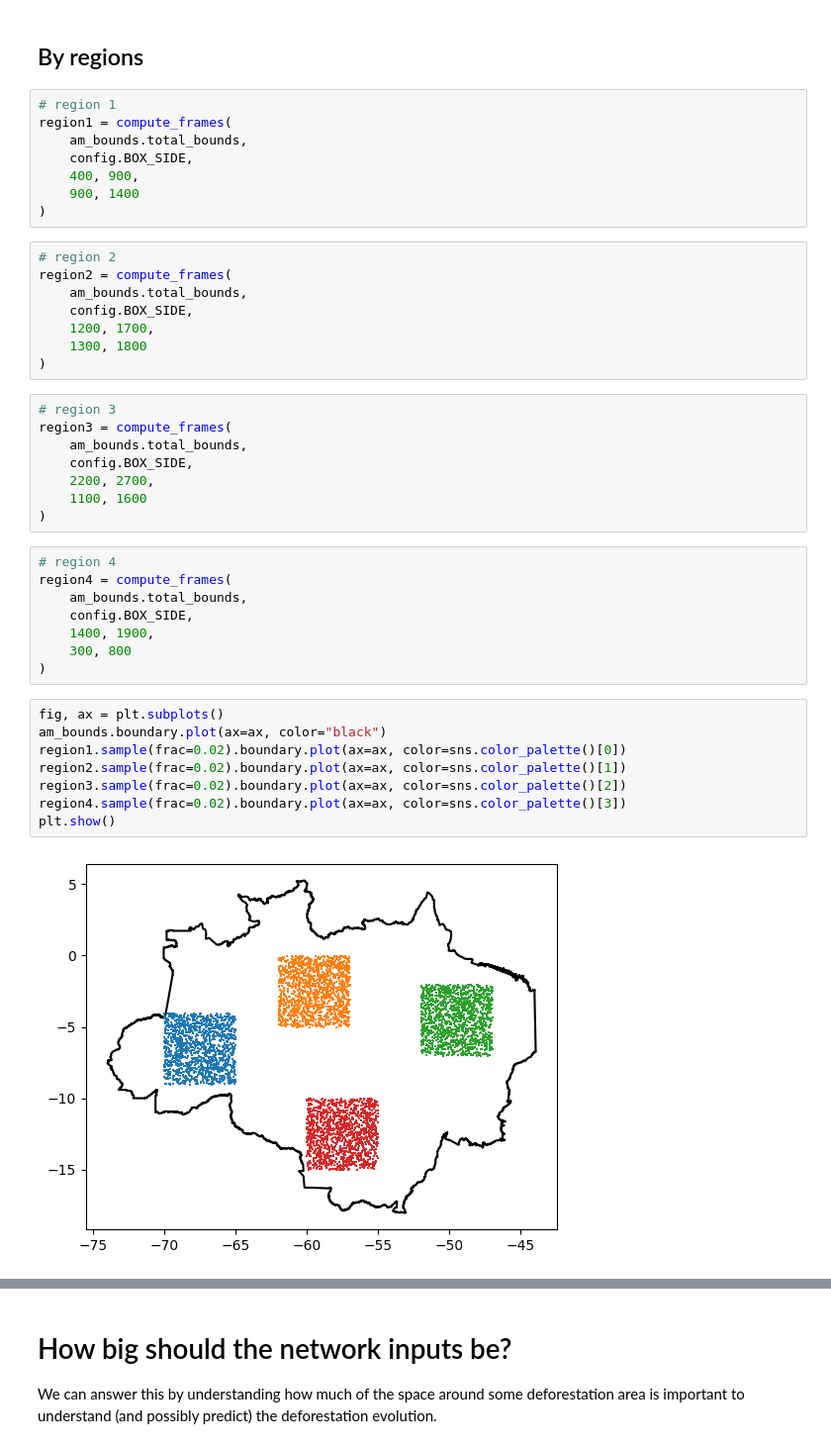
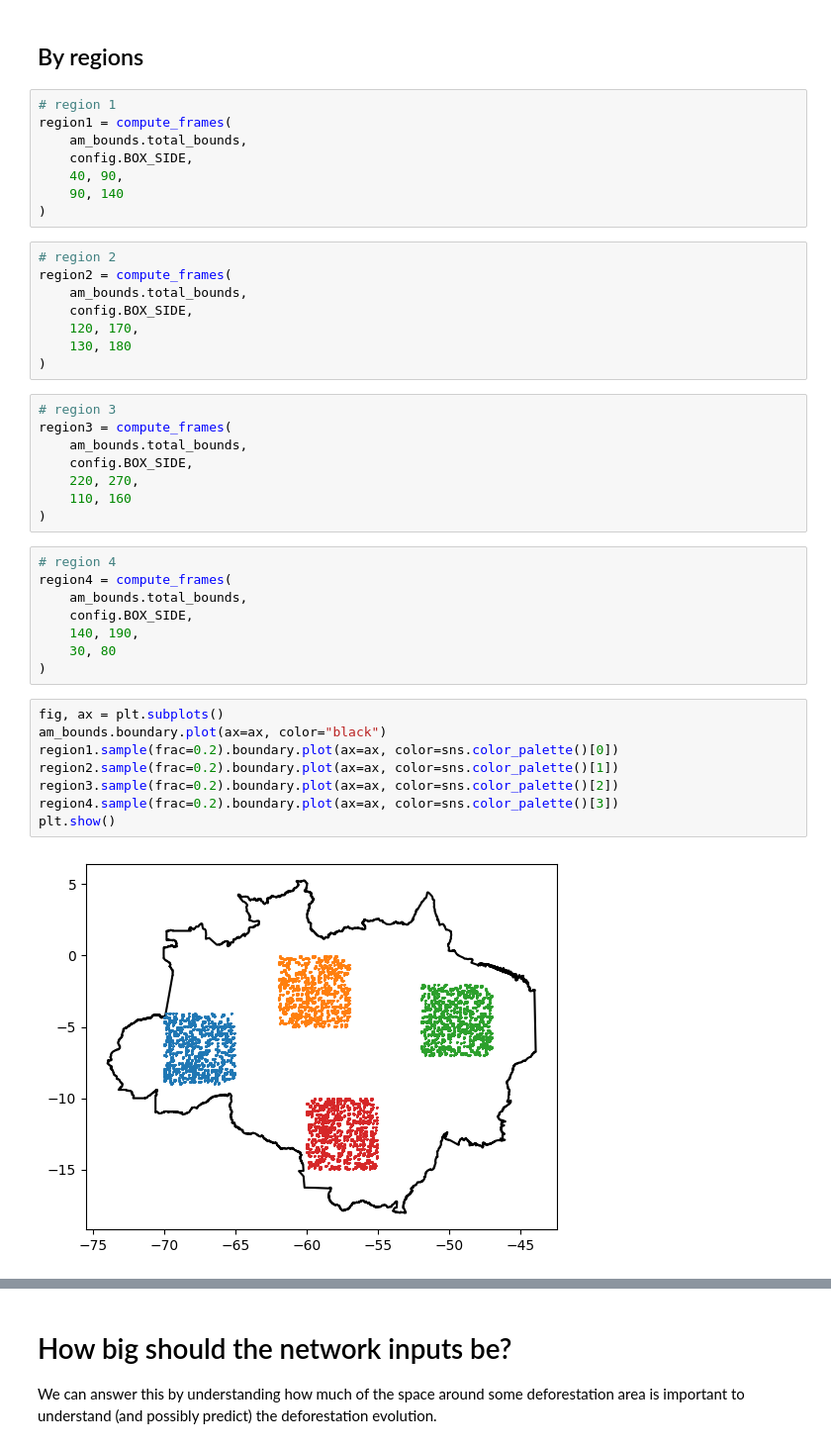
Before and after one commit to Giovanni3A/deforestation_forecast, a Jupyter notebook: 1_2_exploratory_data_analysis.ipynb, the cells around one changed output, grey strips where cells are left out. Shown at 99% size. Drawn from its saved outputs; the diff is of its cells as text.

```diff
--- a/1_2_exploratory_data_analysis.ipynb
+++ b/1_2_exploratory_data_analysis.ipynb
@@ -68,43 +68,43 @@ plt.show()
 region1 = compute_frames(
     am_bounds.total_bounds,
     config.BOX_SIDE,
-    400, 900,
-    900, 1400
+    40, 90,
+    90, 140
 )
 # %%
 # region 2
 region2 = compute_frames(
     am_bounds.total_bounds,
     config.BOX_SIDE,
-    1200, 1700,
-    1300, 1800
+    120, 170,
+    130, 180
 )
 # %%
 # region 3
 region3 = compute_frames(
     am_bounds.total_bounds,
     config.BOX_SIDE,
-    2200, 2700,
-    1100, 1600
+    220, 270,
+    110, 160
 )
 # %%
 # region 4
 region4 = compute_frames(
     am_bounds.total_bounds,
     config.BOX_SIDE,
-    1400, 1900,
-    300, 800
+    140, 190,
+    30, 80
 )
 # %%
 fig, ax = plt.subplots()
 am_bounds.boundary.plot(ax=ax, color="black")
-region1.sample(frac=0.02).boundary.plot(ax=ax, color=sns.color_palette()[0])
-region2.sample(frac=0.02).boundary.plot(ax=ax, color=sns.color_palette()[1])
-region3.sample(frac=0.02).boundary.plot(ax=ax, color=sns.color_palette()[2])
-region4.sample(frac=0.02).boundary.plot(ax=ax, color=sns.color_palette()[3])
+region1.sample(frac=0.2).boundary.plot(ax=ax, color=sns.color_palette()[0])
+region2.sample(frac=0.2).boundary.plot(ax=ax, color=sns.color_palette()[1])
+region3.sample(frac=0.2).boundary.plot(ax=ax, color=sns.color_palette()[2])
+region4.sample(frac=0.2).boundary.plot(ax=ax, color=sns.color_palette()[3])
 plt.show()
 # %% [output]
-[figure, old version]
+[figure, new version]
 # %%
 fig, ax = plt.subplots(4, sharex=True, sharey=True)
 sns.lineplot(deforestation[deforestation["frame_id"].isin(region1["frame_id"].unique())].groupby("quarter_date")["area"].sum(), ax=ax[0])
```
Also changed, not shown: parts of 8 cells of this notebook, 3 other files.
